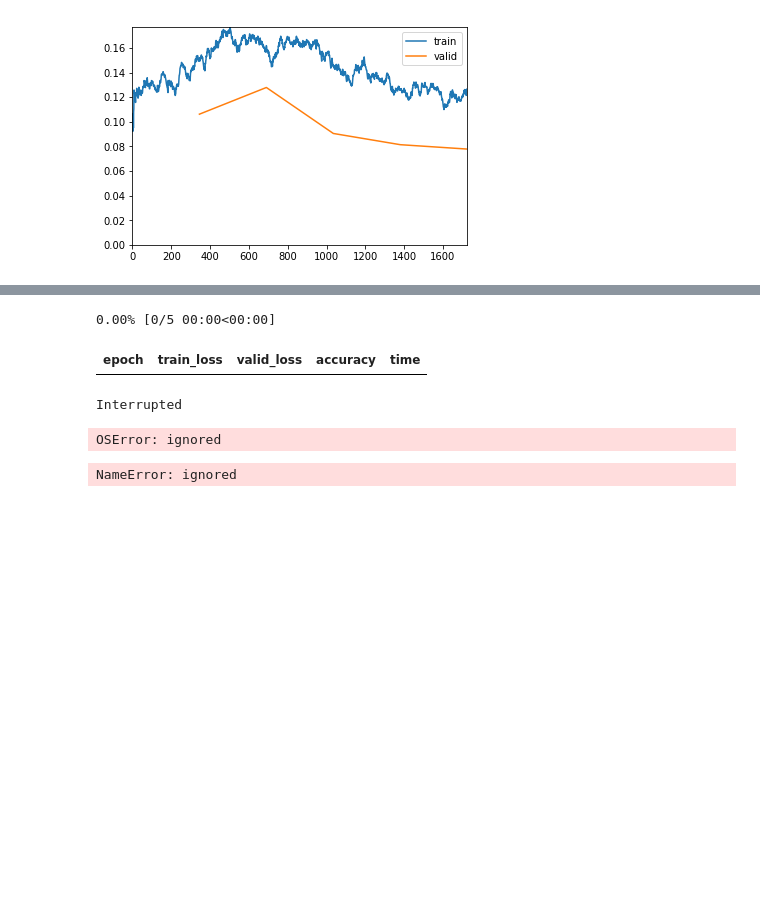
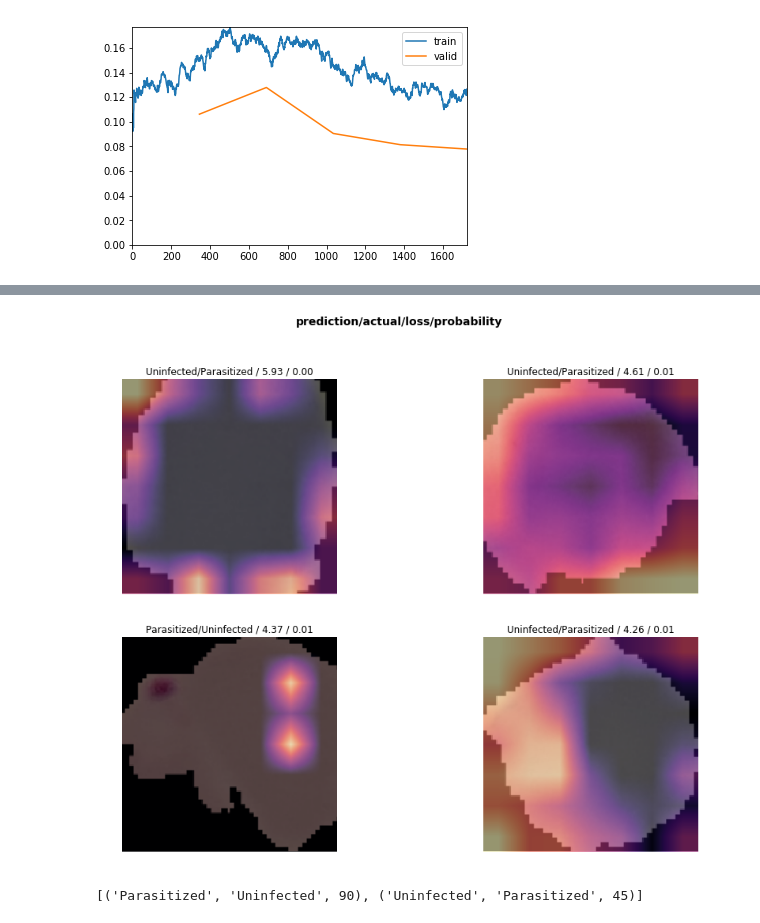
Before and after one commit to Njogholo/malaria_detection, a Jupyter notebook: Malaria_Detection.ipynb, the cells around one changed output, grey strips where cells are left out. Cells and saved outputs as stored; diff of their text form; code cells hidden in the pictures; blank space fills up the shorter version.

```diff
--- a/Malaria_Detection.ipynb
+++ b/Malaria_Detection.ipynb
@@ -95,12 +75,14 @@ Min numerical gradient: 9.12E-07
-# %%
-learn.unfreeze()
-learn.fit_one_cycle(5, 1e-6)
-# %% [output]
-0.00% [0/5 00:00<00:00]
-| epoch | train_loss | valid_loss | accuracy | time |
-Interrupted
-OSError: ignored
-# %%
-  learn.save(path + 'model2')
-# %% [output]
-NameError: ignored
+# %%
+interp = ClassificationInterpretation.from_learner(learn)
+
+losses,idxs = interp.top_losses()
+
+len(data.valid_ds)==len(losses)==len(idxs)
+
+interp.plot_top_losses(4, figsize=(15,11))
+# %% [output]
+[figure, added]
+# %%
+interp.most_confused(min_val=2)
+# %% [output]
+[('Parasitized', 'Uninfected', 90), ('Uninfected', 'Parasitized', 45)]
```
Also changed, not shown: parts of 12 cells of this notebook.
